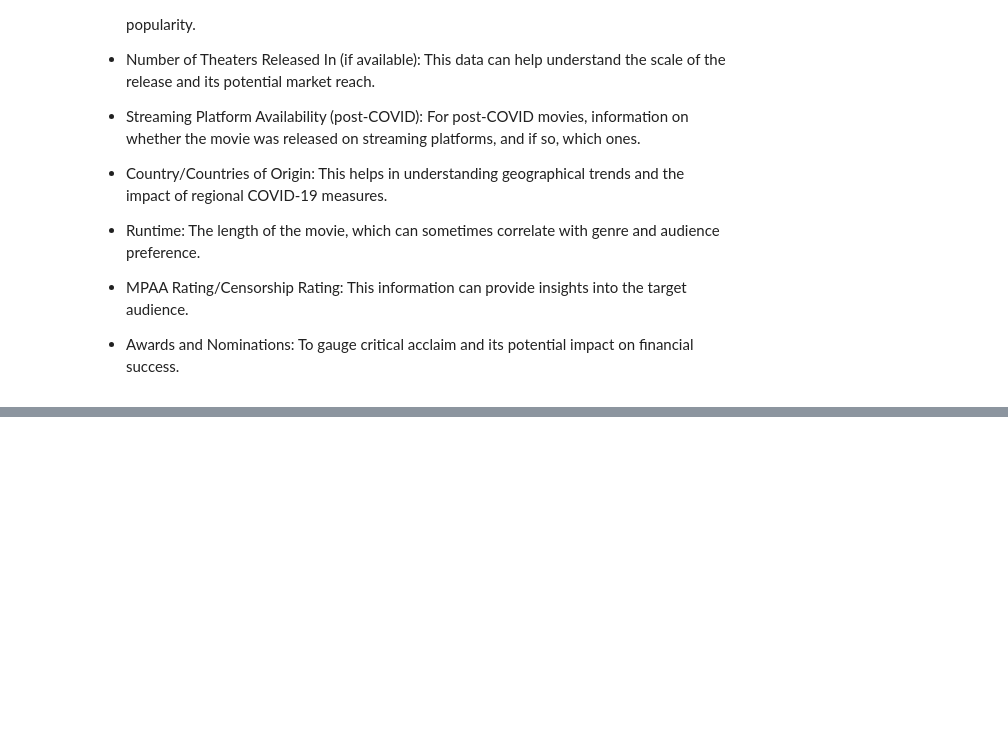
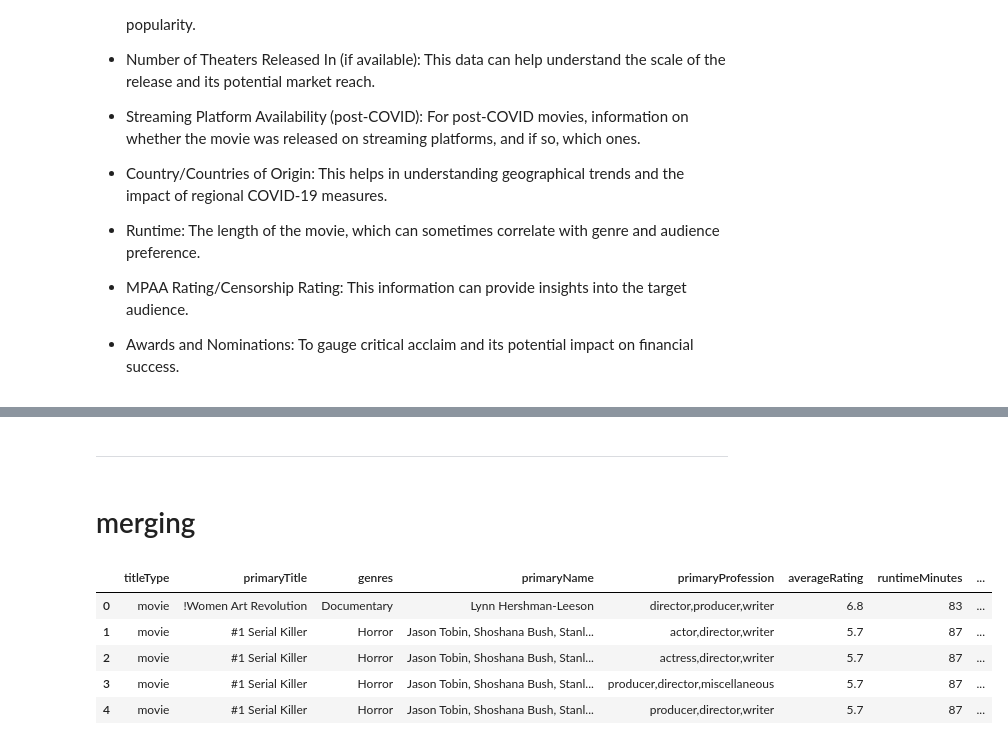
Before and after one commit to shreyashguptas/Analyzing-movie-runtime-performance-before-and-after-COVID-19, a Jupyter notebook: project code.ipynb, the cells around one changed output, grey strips where cells are left out. Cells and saved outputs as stored; diff of their text form; code cells hidden in the pictures; blank space fills up the shorter version.

```diff
--- a/project code.ipynb
+++ b/project code.ipynb
@@ -165,0 +381,53 @@ Revenues_dataset.head()
+# %% [markdown]
+---------
+# %% [markdown]
+# merging
+# %%
+# Merge title basics with ratings on 'tconst'
+merged_df = pd.merge(IMDb_title_basics, IMDb_title_ratings[['tconst', 'averageRating']], on='tconst', how='left')
+
+# Merge with akas to get 'region', then group by 'tconst' to combine regions into a list
+regions_df = title_akas.groupby('tconst')['region'].apply(lambda x: ', '.join(x.dropna().astype(str).unique())).reset_index()
+
+# Merge with regions
+merged_df = pd.merge(merged_df, regions_df, on='tconst', how='left')
+# %%
+# Merge with principals to get 'nconst'
+principals_df = pd.merge(merged_df, IMDb_Title_Principals[['tconst', 'nconst']], on='tconst', how='left')
+
+# Merge principals with name basics to get 'primaryName' and 'primaryProfession'
+# First, explode the 'knownForTitles' to be able to merge on 'tconst'
+name_basics_exploded = Name_Basics.assign(knownForTitles=Name_Basics['knownForTitles'].str.split(',')).explode('knownForTitles')
+
+# Then merge to get the names and professions associated with each 'nconst'
+principals_with_names = pd.merge(principals_df, name_basics_exploded[['nconst', 'primaryName', 'primaryProfession', 'knownForTitles']], on='nconst', how='left')
+
+# Filter for rows where 'primaryProfession' contains 'director'
+directors_df = principals_with_names[principals_with_names['primaryProfession'].str.contains('director', na=False)]
+# %%
+
+# Group by 'tconst' and aggregate 'primaryName' into a list for director entries
+director_names_df = directors_df.groupby('tconst')['primaryName'].apply(lambda x: ', '.join(x.dropna().astype(str).unique())).reset_index()
+
+# Merge the director names with the directors dataframe
+directors_df = pd.merge(directors_df, director_names_df, on='tconst', how='left', suffixes=('', '_directors'))
+# %%
+# Now select only the columns specified and rename 'primaryName_directors' back to 'primaryName'
+directors_df = directors_df[['titleType', 'primaryTitle', 'genres', 'primaryName_directors', 'primaryProfession', 'averageRating', 'region', 'runtimeMinutes', 'isAdult']]
+directors_df = directors_df.rename(columns={"primaryName_directors": "primaryName"})
+# %%
+
+# Group by the necessary columns and aggregate to combine regions into a list
+final_df = directors_df.groupby(['titleType', 'primaryTitle', 'genres', 'primaryName', 'primaryProfession', 'averageRating', 'runtimeMinutes', 'isAdult']).agg({'region': lambda x: ', '.join(str(i) for i in x)}).reset_index()
+
+# Drop duplicates and handle missing values as necessary
+final_df = final_df.drop_duplicates()
+
+final_df.head()
+# %% [output]
+|  | titleType | primaryTitle | genres | primaryName | primaryProfession | averageRating | runtimeMinutes | ... |
+| 0 | movie | !Women Art Revolution | Documentary | Lynn Hershman-Leeson | director,producer,writer | 6.8 | 83 | ... |
+| 1 | movie | #1 Serial Killer | Horror | Jason Tobin, Shoshana Bush, Stanl... | actor,director,writer | 5.7 | 87 | ... |
+| 2 | movie | #1 Serial Killer | Horror | Jason Tobin, Shoshana Bush, Stanl... | actress,director,writer | 5.7 | 87 | ... |
+| 3 | movie | #1 Serial Killer | Horror | Jason Tobin, Shoshana Bush, Stanl... | producer,director,miscellaneous | 5.7 | 87 | ... |
+| 4 | movie | #1 Serial Killer | Horror | Jason Tobin, Shoshana Bush, Stanl... | producer,director,writer | 5.7 | 87 | ... |
```
Also changed, not shown: parts of 61 cells of this notebook, 1 other file.
